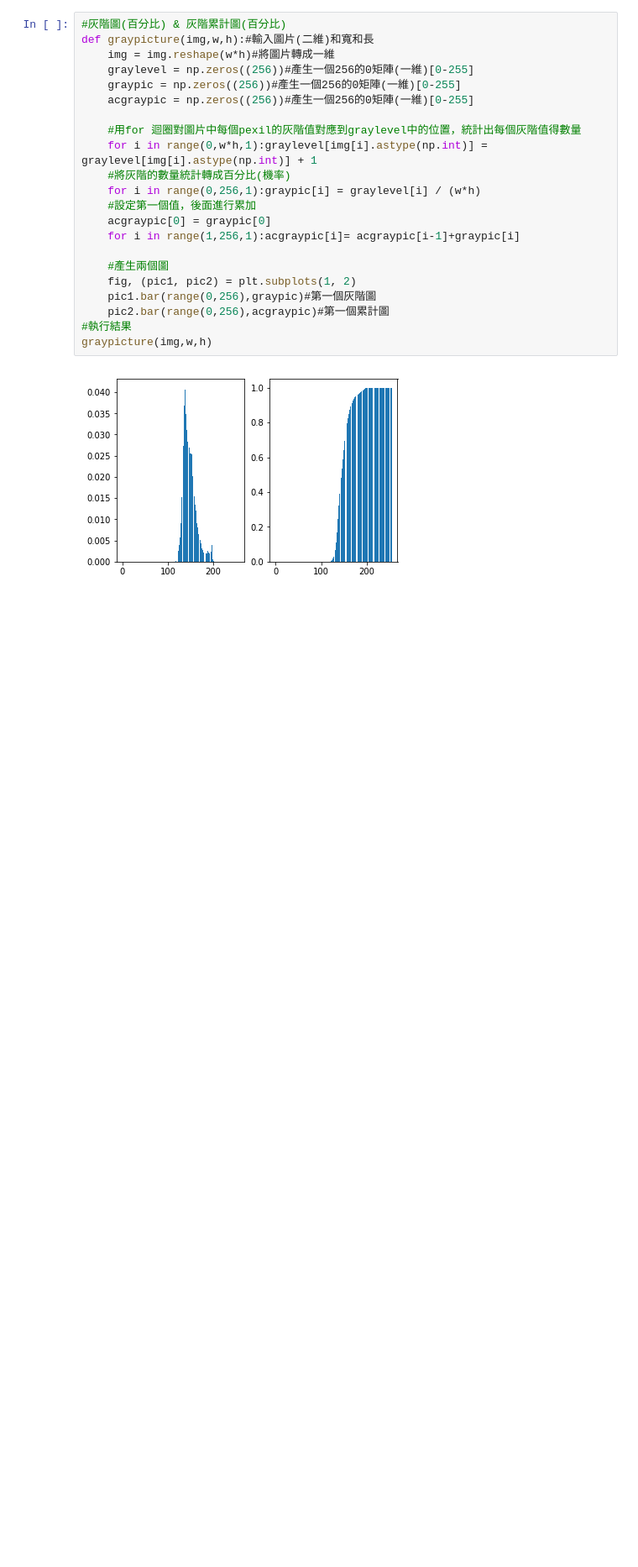
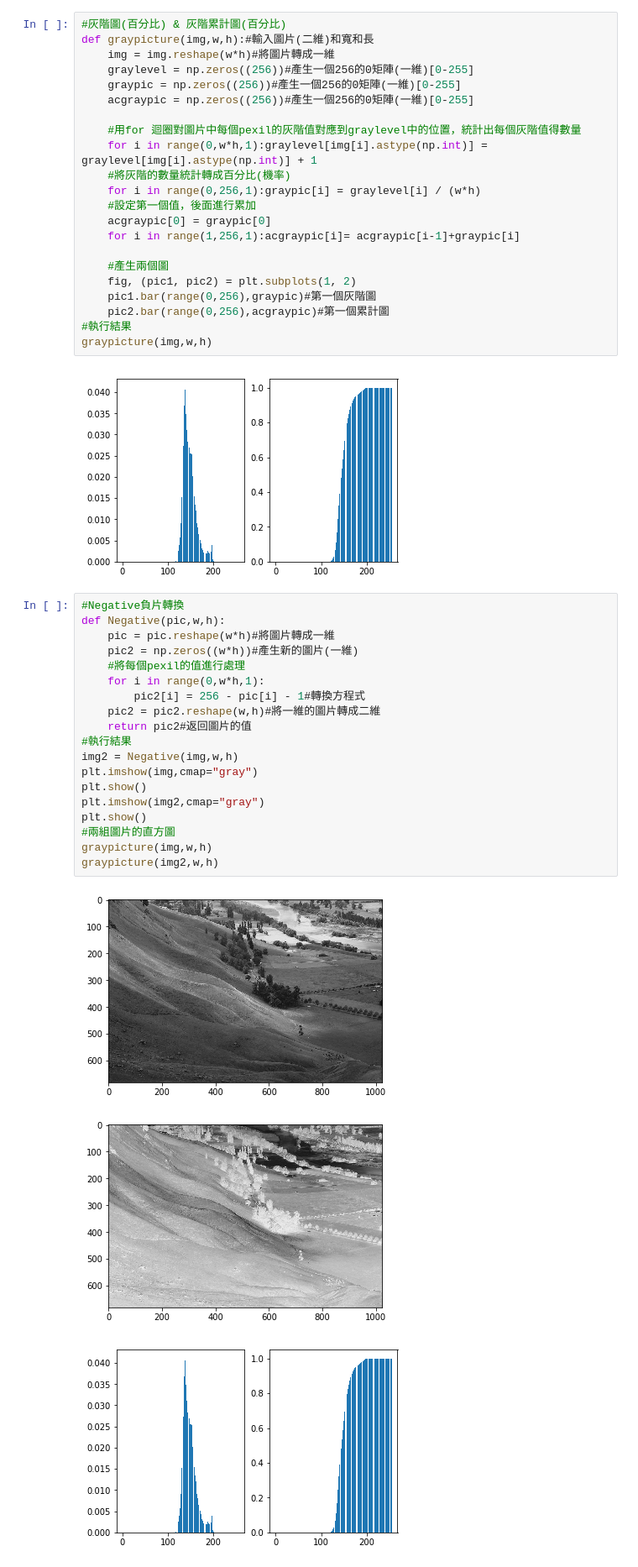
Before and after one commit to cl9612023/School-Learnig, a Jupyter notebook: Image Processing/Python/Image Processing 01.ipynb, the cells around one changed output. Shown at 84% size. Saved outputs shown, nothing was run; the diff lists cells and outputs as text; blank space fills up the shorter version.

```diff
--- a/Image Processing/Python/Image Processing 01.ipynb
+++ b/Image Processing/Python/Image Processing 01.ipynb
@@ -36,3 +37,26 @@ def graypicture(img,w,h):#輸入圖片(二維)和寬和長
 graypicture(img,w,h)
 # %% [output]
 [figure]
+# %%
+#Negative負片轉換
+def Negative(pic,w,h):
+    pic = pic.reshape(w*h)#將圖片轉成一維
+    pic2 = np.zeros((w*h))#產生新的圖片(一維)
+    #將每個pexil的值進行處理
+    for i in range(0,w*h,1):
+        pic2[i] = 256 - pic[i] - 1#轉換方程式
+    pic2 = pic2.reshape(w,h)#將一維的圖片轉成二維
+    return pic2#返回圖片的值
+#執行結果
+img2 = Negative(img,w,h)
+plt.imshow(img,cmap="gray")
+plt.show()
+plt.imshow(img2,cmap="gray")
+plt.show()
+#兩組圖片的直方圖
+graypicture(img,w,h)
+graypicture(img2,w,h)
+# %% [output]
+[figure, added]
+[figure, added]
+[figure, added]
```
Also changed, not shown: parts of 4 cells of this notebook.
